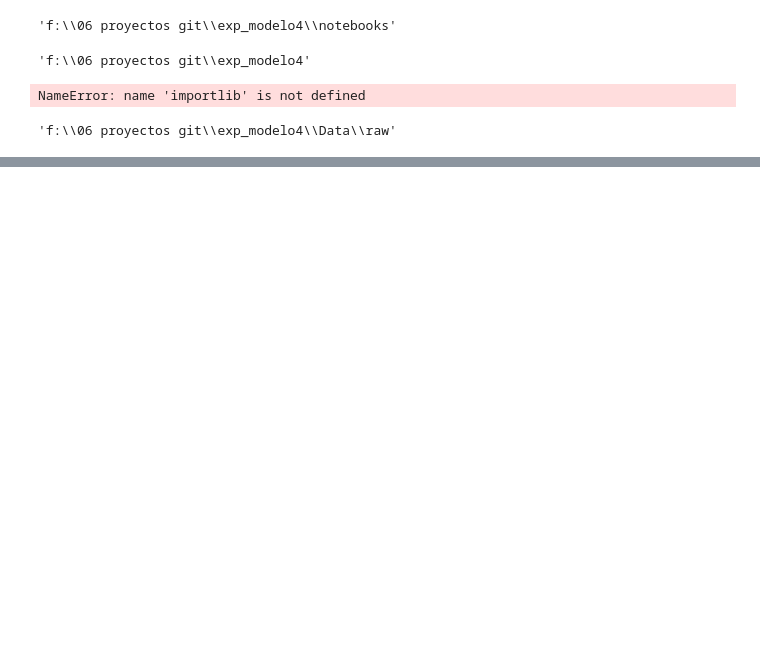
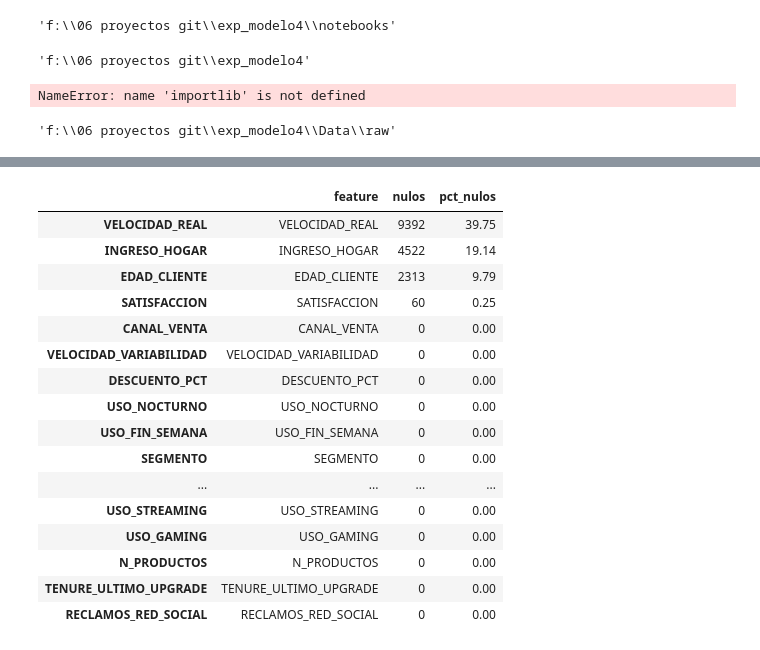
Before and after one commit to dricardopc/exp_modelo4, a Jupyter notebook: notebooks/02 EDA.ipynb, the cells around one changed output, grey strips where cells are left out. Drawn from its saved outputs; the diff is of its cells as text; code cells hidden in the pictures; blank space fills up the shorter version.

```diff
--- a/notebooks/02 EDA.ipynb
+++ b/notebooks/02 EDA.ipynb
@@ -83,0 +146,39 @@ FileNotFoundError: [Errno 2] No such file or directory: 'f:\\06 proyectos git\\e
+# %%
+#2. Análisis de nulos
+nulos = pd.DataFrame({
+
+    "feature":df.columns,
+
+    "nulos":
+        df.isnull().sum(),
+
+    "pct_nulos":
+        round(
+            100*df.isnull().mean(),
+            2
+        )
+
+})
+
+nulos.sort_values(
+    "pct_nulos",
+    ascending=False
+)
+# %% [output]
+|  | feature | nulos | pct_nulos |
+| VELOCIDAD_REAL | VELOCIDAD_REAL | 9392 | 39.75 |
+| INGRESO_HOGAR | INGRESO_HOGAR | 4522 | 19.14 |
+| EDAD_CLIENTE | EDAD_CLIENTE | 2313 | 9.79 |
+| SATISFACCION | SATISFACCION | 60 | 0.25 |
+| CANAL_VENTA | CANAL_VENTA | 0 | 0.00 |
+| VELOCIDAD_VARIABILIDAD | VELOCIDAD_VARIABILIDAD | 0 | 0.00 |
+| DESCUENTO_PCT | DESCUENTO_PCT | 0 | 0.00 |
+| USO_NOCTURNO | USO_NOCTURNO | 0 | 0.00 |
+| USO_FIN_SEMANA | USO_FIN_SEMANA | 0 | 0.00 |
+| SEGMENTO | SEGMENTO | 0 | 0.00 |
+| ... | ... | ... | ... |
+| USO_STREAMING | USO_STREAMING | 0 | 0.00 |
+| USO_GAMING | USO_GAMING | 0 | 0.00 |
+| N_PRODUCTOS | N_PRODUCTOS | 0 | 0.00 |
+| TENURE_ULTIMO_UPGRADE | TENURE_ULTIMO_UPGRADE | 0 | 0.00 |
+| RECLAMOS_RED_SOCIAL | RECLAMOS_RED_SOCIAL | 0 | 0.00 |
```
Also changed, not shown: parts of 11 cells of this notebook.
